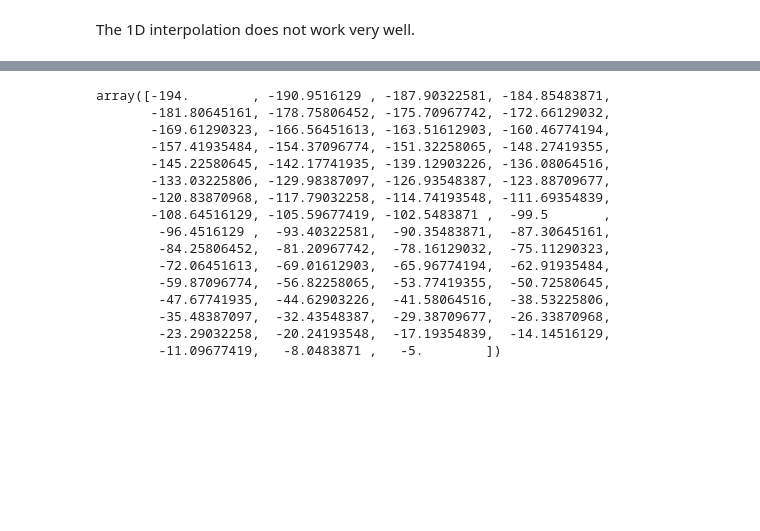
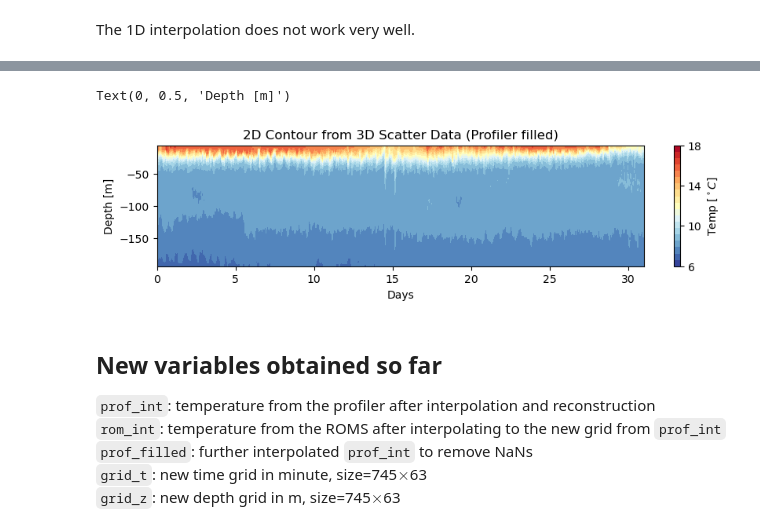
Before and after one commit to geo-smart/ocean, a Jupyter notebook: weiyang_notebooks/interpolation.ipynb, the cells around one changed output, grey strips where cells are left out. Saved outputs shown, nothing was run; the diff lists cells and outputs as text; code cells hidden in the pictures; blank space fills up the shorter version.

```diff
--- a/weiyang_notebooks/interpolation.ipynb
+++ b/weiyang_notebooks/interpolation.ipynb
@@ -106,19 +107,27 @@ TypeError: Shapes of x (745, 63) and z (745, 30) do not match
-# %%
-np.linspace(-194,-5,63)
-# %% [output]
-array([-194.        , -190.9516129 , -187.90322581, -184.85483871,
-       -181.80645161, -178.75806452, -175.70967742, -172.66129032,
-       -169.61290323, -166.56451613, -163.51612903, -160.46774194,
-       -157.41935484, -154.37096774, -151.32258065, -148.27419355,
-       -145.22580645, -142.17741935, -139.12903226, -136.08064516,
-       -133.03225806, -129.98387097, -126.93548387, -123.88709677,
-       -120.83870968, -117.79032258, -114.74193548, -111.69354839,
-       -108.64516129, -105.59677419, -102.5483871 ,  -99.5       ,
-        -96.4516129 ,  -93.40322581,  -90.35483871,  -87.30645161,
-        -84.25806452,  -81.20967742,  -78.16129032,  -75.11290323,
-        -72.06451613,  -69.01612903,  -65.96774194,  -62.91935484,
-        -59.87096774,  -56.82258065,  -53.77419355,  -50.72580645,
-        -47.67741935,  -44.62903226,  -41.58064516,  -38.53225806,
-        -35.48387097,  -32.43548387,  -29.38709677,  -26.33870968,
-        -23.29032258,  -20.24193548,  -17.19354839,  -14.14516129,
-        -11.09677419,   -8.0483871 ,   -5.        ])
+# %%
+# Optional?
+# There're still some NaNs, could use further interpolation
+
+from scipy.interpolate import NearestNDInterpolator
+mask_t = np.where(~np.isnan(prof_int))
+interp_t = NearestNDInterpolator(np.transpose(mask_t), prof_int[mask_t])
+prof_filled = interp_t(*np.indices(prof_int.shape))
+
+plt.figure(figsize=(10, 2))
+contour = plt.contourf(grid_t/(24*60), grid_z, prof_filled, np.linspace(6,18,20), cmap="RdYlBu_r")
+cbar = plt.colorbar(contour)
+cbar.set_ticks([6,10,14,18])
+cbar.set_label(r'Temp $[^\circ C]$', fontsize=10)
+plt.title("2D Contour from 3D Scatter Data (Profiler filled)")
+plt.xlabel("Days")
+plt.ylabel("Depth [m]")
+# %% [output]
+Text(0, 0.5, 'Depth [m]')
+[figure, added]
+# %% [markdown]
+## New variables obtained so far
+`prof_int`: temperature from the profiler after interpolation and reconstruction \
+`rom_int`: temperature from the ROMS after interpolating to the new grid from `prof_int` \
+`prof_filled`: further interpolated `prof_int` to remove NaNs \
+`grid_t`: new time grid in minute, size=745$\times$63 \
+`grid_z`: new depth grid in m, size=745$\times$63
```
Also changed, not shown: parts of 6 cells of this notebook.
